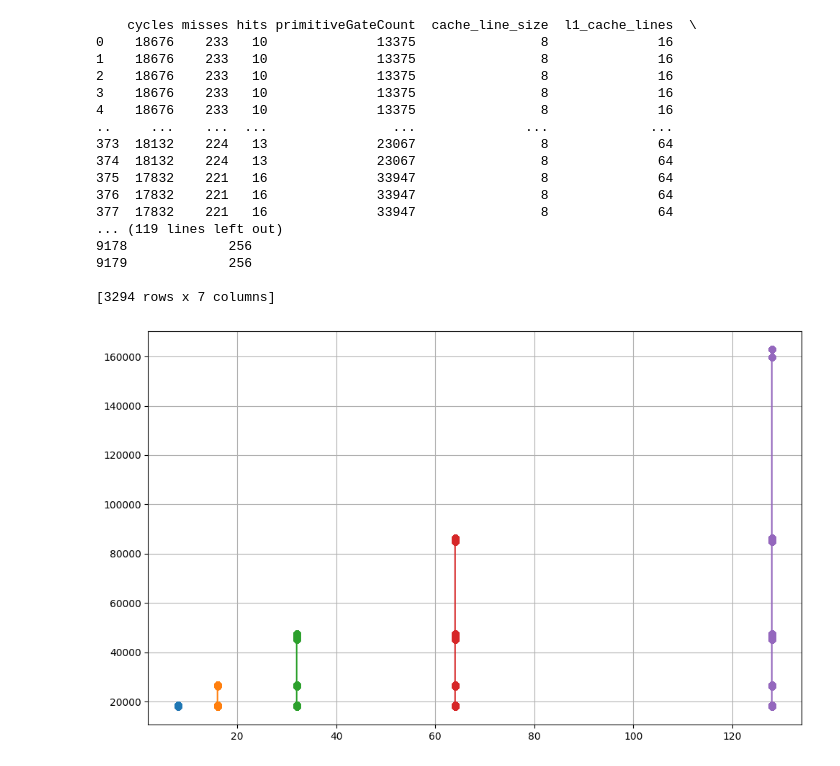
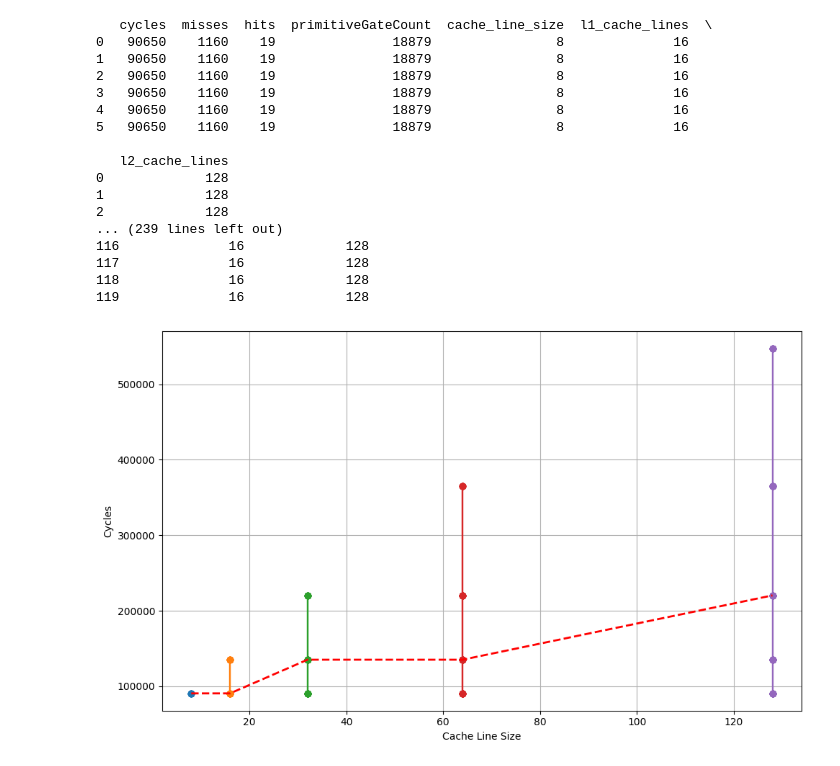
Before and after one commit to jkr11/cache_simulation, a Jupyter notebook: test.ipynb, the cells around one changed output. Saved outputs shown, nothing was run; the diff lists cells and outputs as text; code cells hidden in the pictures.

```diff
--- a/test.ipynb
+++ b/test.ipynb
@@ -57,7 +62,7 @@ def save_accesses_to_csv(cache_line_size):
 
   print(f"Generated cache accesses and saved to {file_path}")
 # %%
-cache_line_sizes = [8,16,32, 64, 128]
+cache_line_sizes = [8, 16, 32, 64, 128]
 l1_cache_lines = [16, 32, 64]
 l2_cache_lines = [64, 128, 256]
 column_names = ['cycles', 'misses', 'hits', 'primitiveGateCount']
@@ -69,7 +74,7 @@ def run_c_program(cache_line_size, l1_cache_lines, l2_cache_lines):
       str(cache_line_size), "--l1-lines",
       str(l1_cache_lines), "--l2-lines",
       str(l2_cache_lines), "--l1-latency", "4", "--l2-latency", "16",
-      "--memory-latency", "50", "--tf=tracefile", f"cache_accesses_{cache_line_size}.csv"
+      "--memory-latency", "50", "--tf=tracefile", f"cache_accesses_64.csv"
   ]
 
   result = subprocess.run(command, capture_output=True, text=True)
@@ -95,9 +102,9 @@ Generated cache accesses and saved to cache_accesses_128.csv
 results_df = pd.DataFrame()
 # %%
 for cache_line_size in cache_line_sizes:
-  for l1_lines in l1_cache_lines:
-    for l2_lines in l2_cache_lines:
-      for i in range(3):
+  for l1_lines in [16]:
+    for l2_lines in [128]:
+      for i in range(10):
         run_c_program(cache_line_size, l1_lines, l2_lines)
 
         filename = 'results.csv'
@@ -109,36 +116,46 @@ for cache_line_size in cache_line_sizes:
 # %%
 plt.figure(figsize=(10, 6))
 
 for cls in cache_line_sizes:
   subset = results_df[results_df['cache_line_size'] == cls]
   print(subset)
   plt.plot(subset['cache_line_size'],
            subset['cycles'],
            label=f'Cache Line Size {cls}',
            marker='o',
            linestyle='-')
 
+median_values = results_df.groupby(
+    'cache_line_size')['cycles'].median().reset_index()
+
+plt.plot(median_values['cache_line_size'],
+         median_values['cycles'],
+         color='red',
+         linestyle='--',
+         linewidth=2,
+         label='Median of Cycles')
+
 plt.xlabel("Cache Line Size")
 plt.ylabel("Cycles")
 plt.grid(True)
 plt.tight_layout()
 plt.show()
 # %% [output]
-    cycles misses hits primitiveGateCount  cache_line_size  l1_cache_lines  \
-0    18676    233   10              13375                8              16
-1    18676    233   10              13375                8              16
-2    18676    233   10              13375                8              16
-3    18676    233   10              13375                8              16
-4    18676    233   10              13375                8              16
-..     ...    ...  ...                ...              ...             ...
-373  18132    224   13              23067                8              64
-374  18132    224   13              23067                8              64
-375  17832    221   16              33947                8              64
-376  17832    221   16              33947                8              64
-377  17832    221   16              33947                8              64
-... (119 lines left out)
-9178             256
-9179             256
+   cycles  misses  hits  primitiveGateCount  cache_line_size  l1_cache_lines  \
+0   90650    1160    19               18879                8              16
+1   90650    1160    19               18879                8              16
+2   90650    1160    19               18879                8              16
+3   90650    1160    19               18879                8              16
+4   90650    1160    19               18879                8              16
+5   90650    1160    19               18879                8              16
 
-[3294 rows x 7 columns]
+   l2_cache_lines
+0             128
+1             128
+2             128
+... (239 lines left out)
+116              16             128
+117              16             128
+118              16             128
+119              16             128
-[figure, old version]
+[figure, new version]
```
Also changed, not shown: parts of 3 cells of this notebook, 8 other files.
